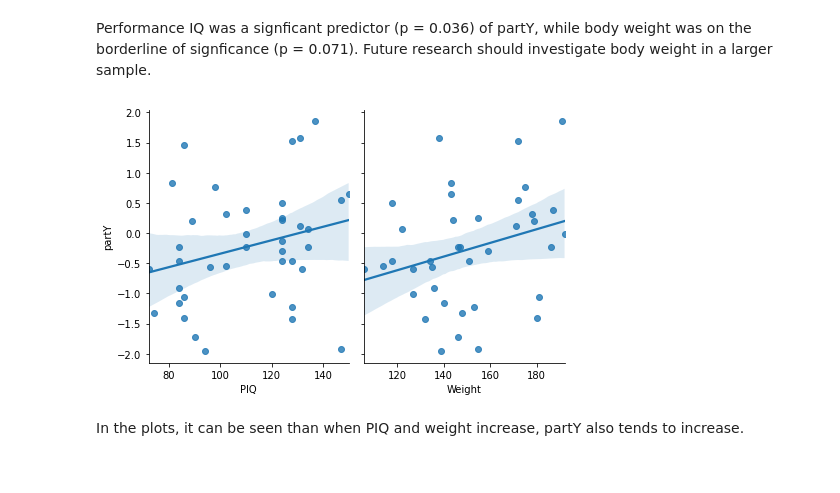
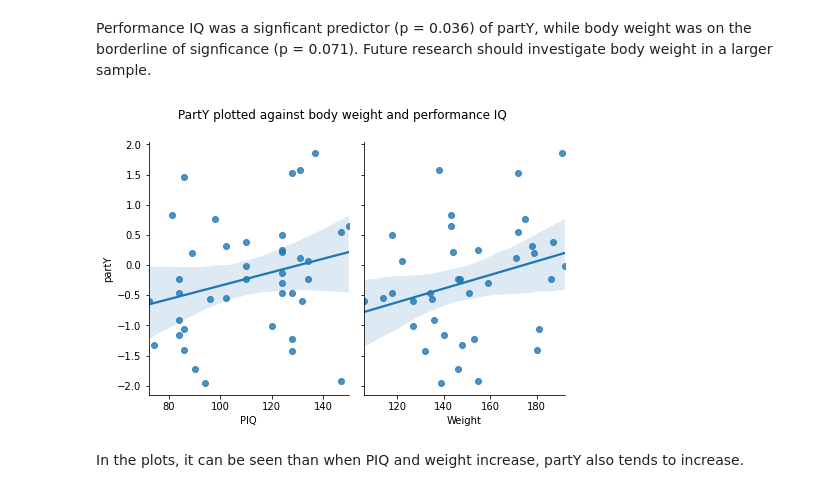
Before and after one commit to danibene/Benesch-D-QLSC612, a Jupyter notebook: analysis/my_analysis.ipynb, the cells around one changed output. Cells and saved outputs as stored; diff of their text form; code cells hidden in the pictures.

Commit message:
Add title to plot

```diff
--- a/analysis/my_analysis.ipynb
+++ b/analysis/my_analysis.ipynb
@@ -76,9 +76,10 @@ Performance IQ was a signficant predictor (p = 0.036) of partY, while body weigh
 # %%
 fig = sns.pairplot(df, x_vars=["PIQ", "Weight"], y_vars=["partY"],
              height=4, aspect=.8, kind="reg");
+fig.fig.suptitle('PartY plotted against body weight and performance IQ', y=1.1)
 fig.savefig('pairplot_partY.png')
 # %% [output]
-[figure, old version]
+[figure, new version]
 # %% [markdown]
 In the plots, it can be seen than when PIQ and weight increase, partY also tends to increase.
 # %% [markdown]
```
